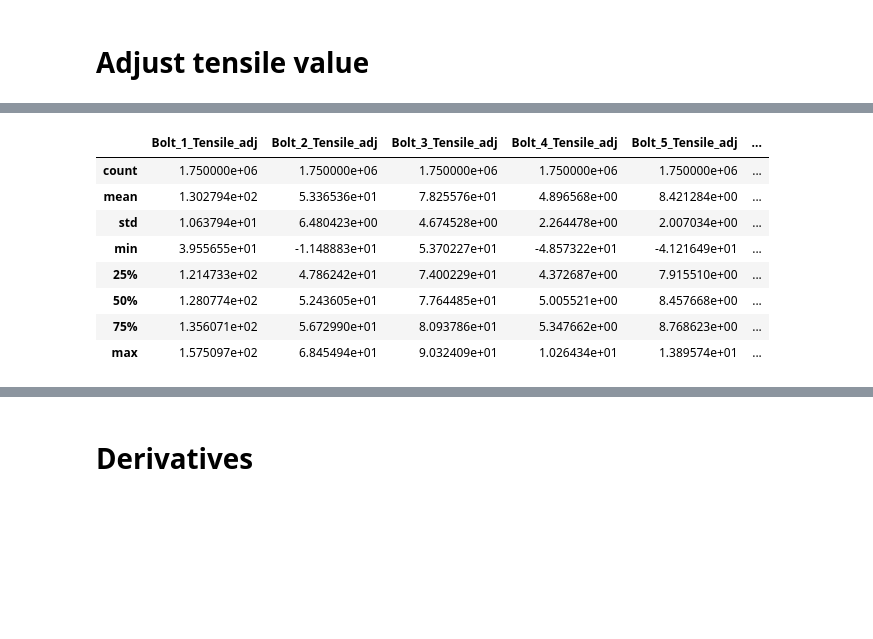
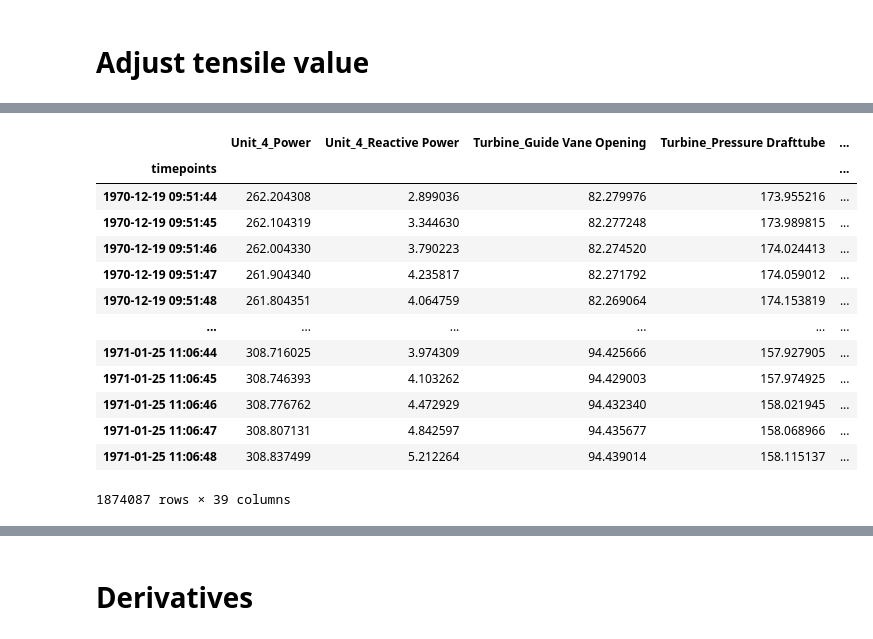
Before and after one commit to mikaelste/krafthack_22, a Jupyter notebook: notebooks/01_feature_engeneering.ipynb, the cells around one changed output, grey strips where cells are left out. Saved outputs shown, nothing was run; the diff lists cells and outputs as text; code cells hidden in the pictures; blank space fills up the shorter version.

```diff
--- a/notebooks/01_feature_engeneering.ipynb
+++ b/notebooks/01_feature_engeneering.ipynb
@@ -47,3 +51,9 @@ print(pretension_df)
+# %%
+index_series = pd.Series(df.index, index=df.index)
+df["seconds_since_start"] = index_series.diff().dt.seconds.cumsum()
+df["month"] = index_series.dt.month
+df["day_of_month"] = index_series.dt.day
+df["day_of_week"] = index_series.dt.weekday
 # %% [markdown]
 # Mode to binary
 # %%
@@ -66,7 +76,7 @@ df.loc[df["is_starting"]==1, "seconds_since_last_start"] = 0
 # %% [markdown]
 # Turbine Bearing Vibration / turbine speed
 # %%
-df["turbine_bearing_vib / speed"] = df["turbine_bearing_vib_vrt"] / df["Turbine_Rotational Speed"]
+# df["turbine_bearing_vib / speed"] = df["turbine_bearing_vib_vrt"] / df["Turbine_Rotational Speed"]
 # %% [markdown]
 # Power / Drafttube Pressure
 # %%
@@ -94,16 +121,22 @@ df.describe()
 # %%
 tensile_cols = [c for c in df if "Tensile" in c]
 tensile_adjusted = df[tensile_cols] - pretension_df[1].values
 tensile_adjusted.rename(columns=lambda x: str(x) + "_adj", inplace=True)
-pd.concat([df, tensile_adjusted])
-tensile_adjusted.describe()
+# df.loc[:, [c + "_adj" for c in tensile_cols]] = tensile_adjusted.copy()
+df = pd.concat([df, tensile_adjusted], axis=1)
+df
 # %% [output]
-|  | Bolt_1_Tensile_adj | Bolt_2_Tensile_adj | Bolt_3_Tensile_adj | Bolt_4_Tensile_adj | Bolt_5_Tensile_adj | ... |
-| count | 1.750000e+06 | 1.750000e+06 | 1.750000e+06 | 1.750000e+06 | 1.750000e+06 | ... |
-| mean | 1.302794e+02 | 5.336536e+01 | 7.825576e+01 | 4.896568e+00 | 8.421284e+00 | ... |
-| std | 1.063794e+01 | 6.480423e+00 | 4.674528e+00 | 2.264478e+00 | 2.007034e+00 | ... |
-| min | 3.955655e+01 | -1.148883e+01 | 5.370227e+01 | -4.857322e+01 | -4.121649e+01 | ... |
-| 25% | 1.214733e+02 | 4.786242e+01 | 7.400229e+01 | 4.372687e+00 | 7.915510e+00 | ... |
-| 50% | 1.280774e+02 | 5.243605e+01 | 7.764485e+01 | 5.005521e+00 | 8.457668e+00 | ... |
-| 75% | 1.356071e+02 | 5.672990e+01 | 8.093786e+01 | 5.347662e+00 | 8.768623e+00 | ... |
-| max | 1.575097e+02 | 6.845494e+01 | 9.032409e+01 | 1.026434e+01 | 1.389574e+01 | ... |
+|  | Unit_4_Power | Unit_4_Reactive Power | Turbine_Guide Vane Opening | Turbine_Pressure Drafttube | ... |
+| timepoints |  |  |  |  | ... |
+| 1970-12-19 09:51:44 | 262.204308 | 2.899036 | 82.279976 | 173.955216 | ... |
+| 1970-12-19 09:51:45 | 262.104319 | 3.344630 | 82.277248 | 173.989815 | ... |
+| 1970-12-19 09:51:46 | 262.004330 | 3.790223 | 82.274520 | 174.024413 | ... |
+| 1970-12-19 09:51:47 | 261.904340 | 4.235817 | 82.271792 | 174.059012 | ... |
+| 1970-12-19 09:51:48 | 261.804351 | 4.064759 | 82.269064 | 174.153819 | ... |
+| ... | ... | ... | ... | ... | ... |
+| 1971-01-25 11:06:44 | 308.716025 | 3.974309 | 94.425666 | 157.927905 | ... |
+| 1971-01-25 11:06:45 | 308.746393 | 4.103262 | 94.429003 | 157.974925 | ... |
+| 1971-01-25 11:06:46 | 308.776762 | 4.472929 | 94.432340 | 158.021945 | ... |
+| 1971-01-25 11:06:47 | 308.807131 | 4.842597 | 94.435677 | 158.068966 | ... |
+| 1971-01-25 11:06:48 | 308.837499 | 5.212264 | 94.439014 | 158.115137 | ... |
+1874087 rows × 39 columns
```
Also changed, not shown: parts of 9 cells of this notebook, 7 other files.
